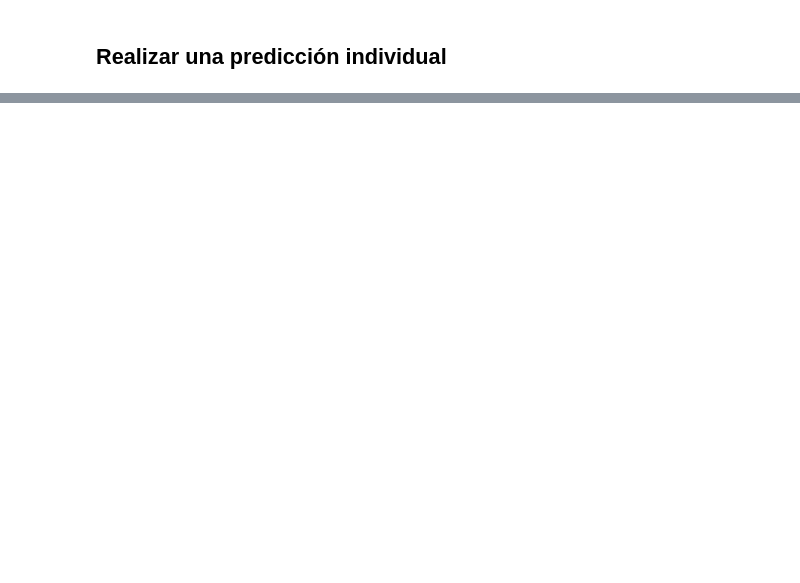
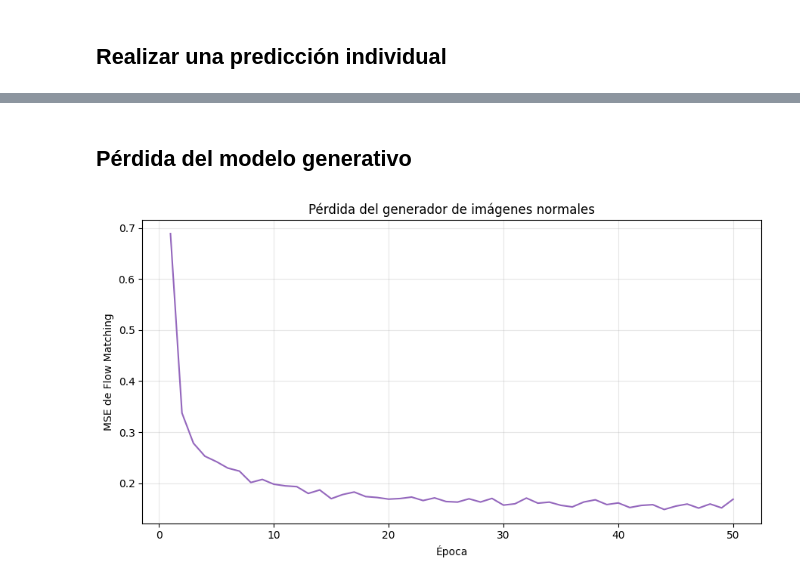
Before and after one commit to GabrielGomez9898/Mastering_MachineLearning_project, a Jupyter notebook: main.ipynb, the cells around one changed output, grey strips where cells are left out. Cells and saved outputs as stored; diff of their text form; code cells hidden in the pictures; blank space fills up the shorter version.

Commit message:
Adding flow matching to generate new images

```diff
--- a/main.ipynb
+++ b/main.ipynb
@@ -650,0 +954,17 @@ Predicción: {'clase': 'Pneumonia', 'probabilidad_normal': 8.5040937847225e-06,
+# %% [markdown]
+## Pérdida del modelo generativo
+# %%
+plt.figure(figsize=(9, 5))
+plt.plot(
+    np.arange(1, len(flow_losses) + 1),
+    flow_losses,
+    color="tab:purple"
+)
+plt.xlabel("Época")
+plt.ylabel("MSE de Flow Matching")
+plt.title("Pérdida del generador de imágenes normales")
+plt.grid(alpha=0.3)
+plt.tight_layout()
+plt.show()
+# %% [output]
+[figure, added]
```
Also changed, not shown: parts of 19 cells of this notebook, 17 other files.
